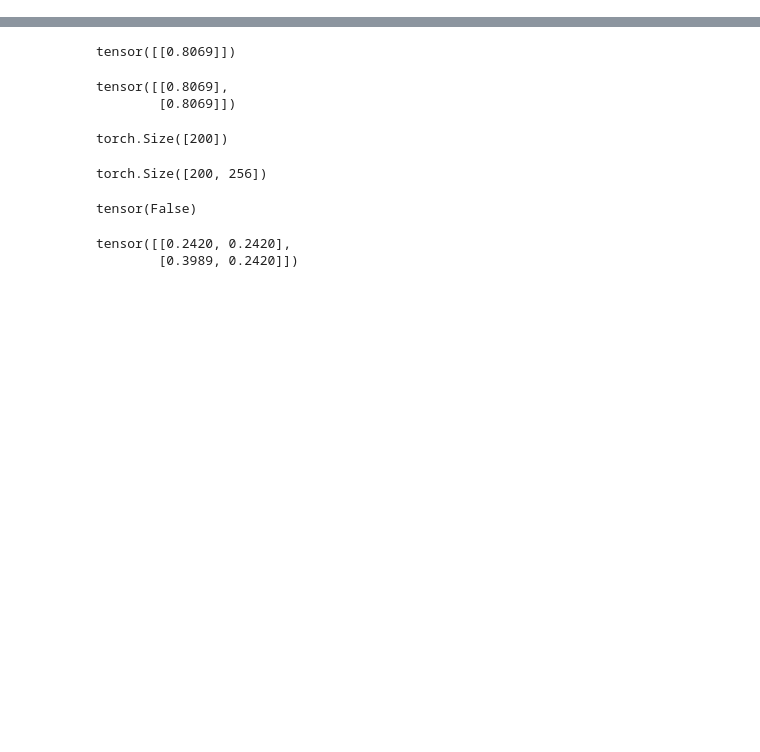
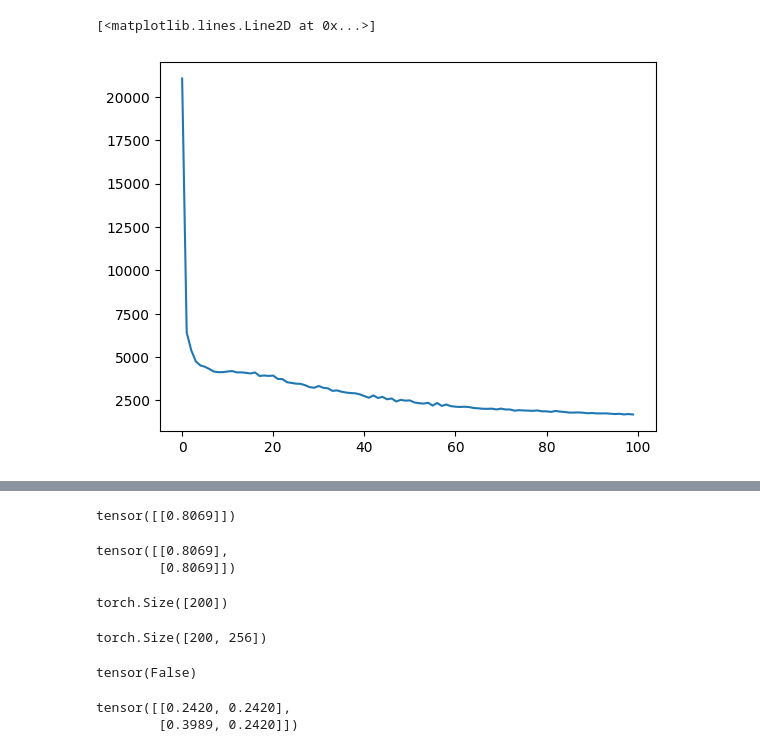
Before and after one commit to hopl1t/multimodal-transformer-rl, a Jupyter notebook: src/notebooks/ppo_vae.ipynb, the cells around one changed output, grey strips where cells are left out. Cells and saved outputs as stored; diff of their text form; code cells hidden in the pictures; blank space fills up the shorter version.

```diff
--- a/src/notebooks/ppo_vae.ipynb
+++ b/src/notebooks/ppo_vae.ipynb
@@ -328,0 +333,5 @@ ipdb> exit
+# %%
+plt.plot(model.train_loss)
+# %% [output]
+[<matplotlib.lines.Line2D at 0x...>]
+[figure, added]
```
Also changed, not shown: parts of 7 cells of this notebook, 5 other files.
